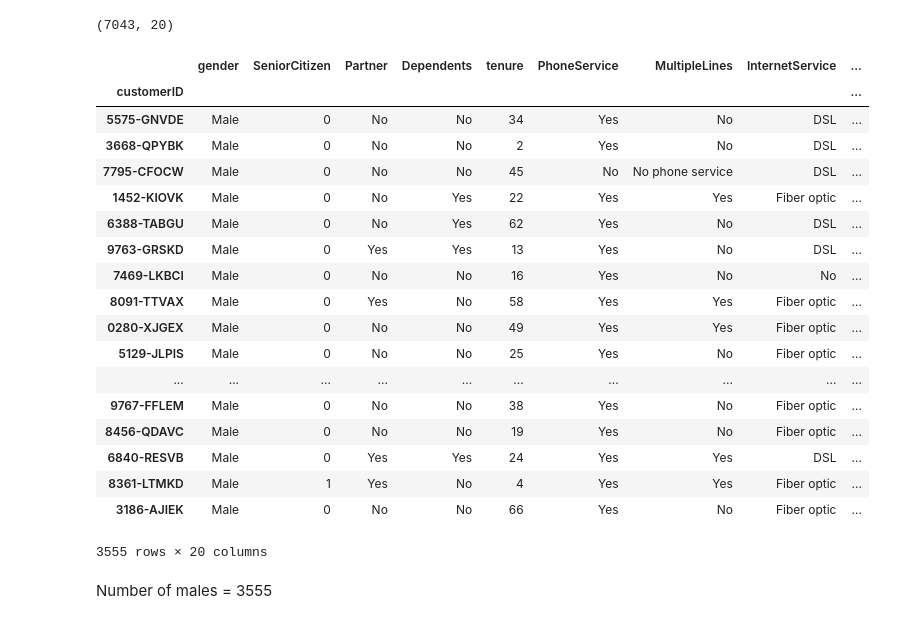
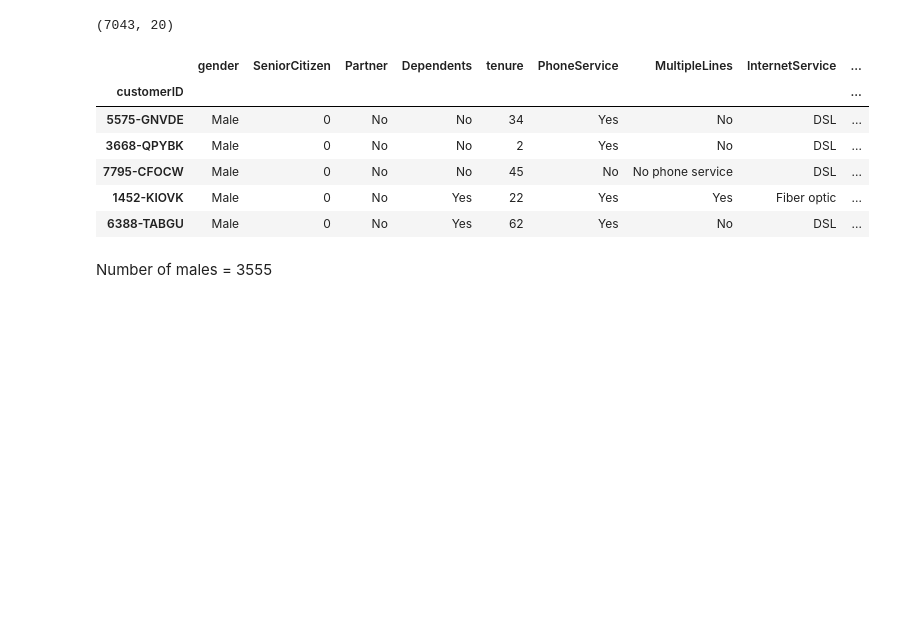
Before and after one commit to ArunimSamudra/eda-taskphase-arunimsamudra, a Jupyter notebook: Telco_analysis.ipynb, the cells around one changed output. Drawn from its saved outputs; the diff is of its cells as text; code cells hidden in the pictures; blank space fills up the shorter version.

```diff
--- a/Telco_analysis.ipynb
+++ b/Telco_analysis.ipynb
@@ -70,27 +58,15 @@ tc.shape
 # %%
 #making a dataframe of males
 male = tc.loc[tc.gender=='Male']
-male
+male.head()
 # %% [output]
 |  | gender | SeniorCitizen | Partner | Dependents | tenure | PhoneService | MultipleLines | InternetService | ... |
 | customerID |  |  |  |  |  |  |  |  | ... |
 | 5575-GNVDE | Male | 0 | No | No | 34 | Yes | No | DSL | ... |
 | 3668-QPYBK | Male | 0 | No | No | 2 | Yes | No | DSL | ... |
 | 7795-CFOCW | Male | 0 | No | No | 45 | No | No phone service | DSL | ... |
 | 1452-KIOVK | Male | 0 | No | Yes | 22 | Yes | Yes | Fiber optic | ... |
 | 6388-TABGU | Male | 0 | No | Yes | 62 | Yes | No | DSL | ... |
-| 9763-GRSKD | Male | 0 | Yes | Yes | 13 | Yes | No | DSL | ... |
-| 7469-LKBCI | Male | 0 | No | No | 16 | Yes | No | No | ... |
-| 8091-TTVAX | Male | 0 | Yes | No | 58 | Yes | Yes | Fiber optic | ... |
-| 0280-XJGEX | Male | 0 | No | No | 49 | Yes | Yes | Fiber optic | ... |
-| 5129-JLPIS | Male | 0 | No | No | 25 | Yes | No | Fiber optic | ... |
-| ... | ... | ... | ... | ... | ... | ... | ... | ... | ... |
-| 9767-FFLEM | Male | 0 | No | No | 38 | Yes | No | Fiber optic | ... |
-| 8456-QDAVC | Male | 0 | No | No | 19 | Yes | No | Fiber optic | ... |
-| 6840-RESVB | Male | 0 | Yes | Yes | 24 | Yes | Yes | DSL | ... |
-| 8361-LTMKD | Male | 1 | Yes | No | 4 | Yes | Yes | Fiber optic | ... |
-| 3186-AJIEK | Male | 0 | No | No | 66 | Yes | No | Fiber optic | ... |
-3555 rows × 20 columns
 # %% [markdown]
 Number of males = 3555
 # %%
```
Also changed, not shown: parts of 8 cells of this notebook.
